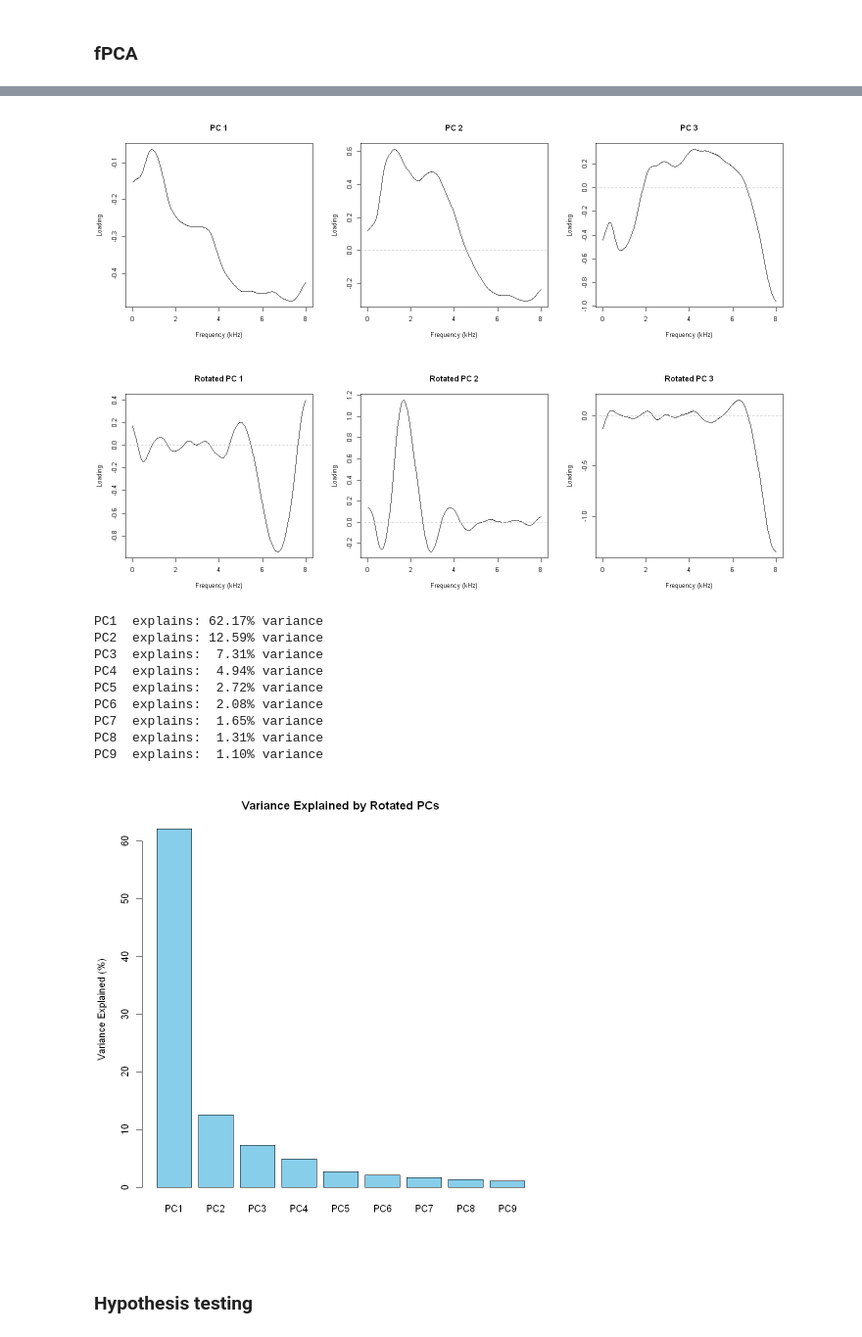
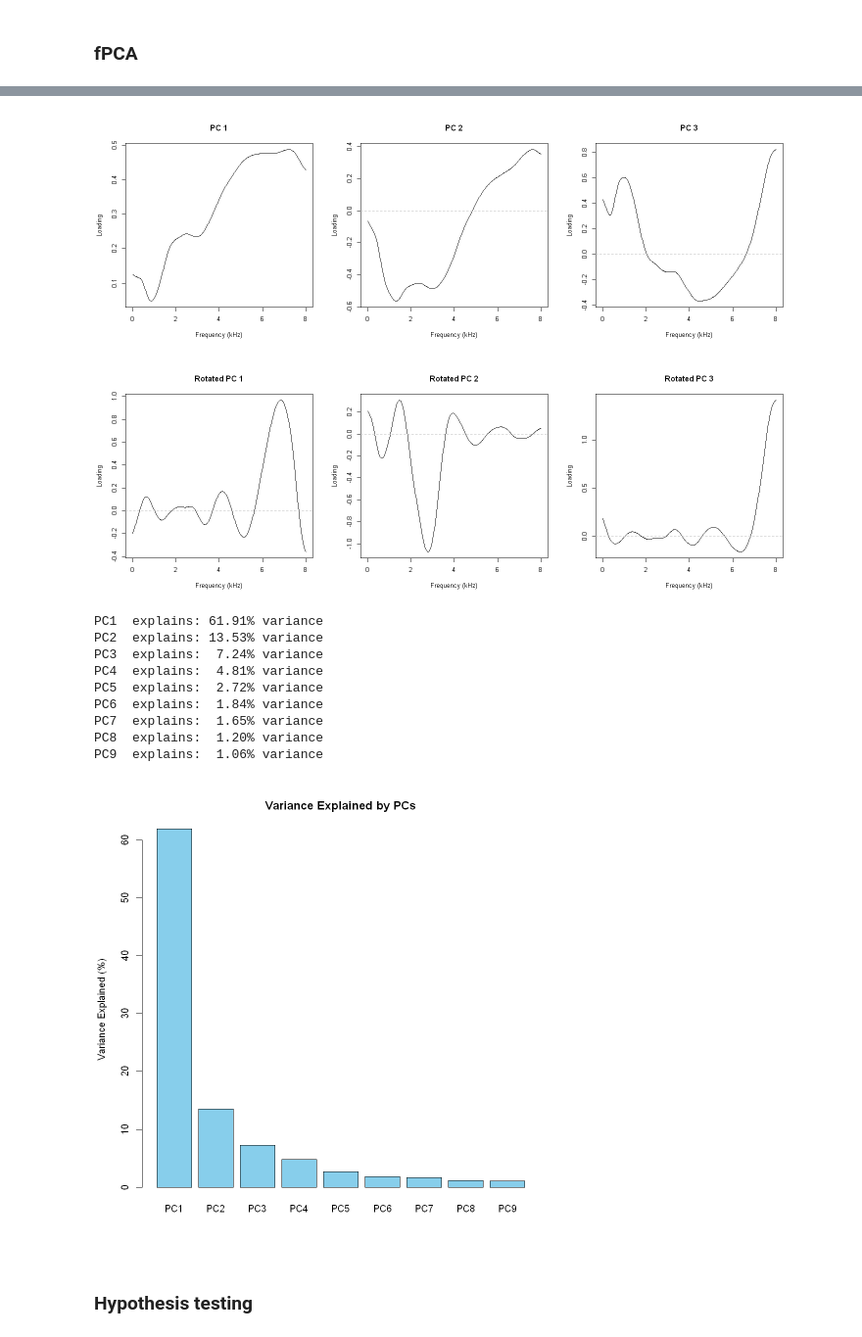
Before and after one commit to robertmackevic/fda-project, a Jupyter notebook: final.ipynb, the cells around one changed output, grey strips where cells are left out. Shown at 98% size. Saved outputs shown, nothing was run; the diff lists cells and outputs as text; code cells hidden in the pictures.

```diff
--- a/final.ipynb
+++ b/final.ipynb
@@ -39,7 +39,7 @@ The following object is masked from 'package:fda':
 data_dir <- "SpeechCommands"
 # When testing is TRUE, validation dataset is used for training
 # When testing is FALSE, training dataset is used for training
-testing <- TRUE
+testing <- FALSE
 
 train_paths <- file.path(
   data_dir, readLines(file.path(data_dir, "train.txt"))
@@ -433,7 +435,7 @@ for (i in 1:3) {
 }
 options(repr.plot.width = 8, repr.plot.height = 8)
 # %% [output]
-[figure, old version]
+[figure, new version]
 # %%
 # Subset to top_n components
 fpca$x <- fpca$x[, 1:top_n]
@@ -455,39 +457,39 @@ for (i in 1:3) {
 }
 options(repr.plot.width = 8, repr.plot.height = 8)
 # %% [output]
-[figure, old version]
+[figure, new version]
 # %%
 explained_var <- fpca$d^2 / sum(fpca$d^2)
-explained_var_top <- explained_var[1:top_n]  # Only the rotated ones
+explained_var_top <- explained_var[1:top_n]
 
 for (i in 1:top_n) {
   cat(
     sprintf(
       "PC%-2d explains: %5.2f%% variance\n",
       i,
       explained_var_top[i] * 100
     )
   )
 }
 
 barplot(
   explained_var_top * 100,
   names.arg = paste0("PC", 1:top_n),
   ylab = "Variance Explained (%)",
-  main = "Variance Explained by Rotated PCs",
+  main = "Variance Explained by PCs",
   col = "skyblue"
 )
 # %% [output]
-PC1  explains: 62.17% variance
-PC2  explains: 12.59% variance
-PC3  explains:  7.31% variance
-PC4  explains:  4.94% variance
+PC1  explains: 61.91% variance
+PC2  explains: 13.53% variance
+PC3  explains:  7.24% variance
+PC4  explains:  4.81% variance
 PC5  explains:  2.72% variance
-PC6  explains:  2.08% variance
+PC6  explains:  1.84% variance
 PC7  explains:  1.65% variance
-PC8  explains:  1.31% variance
-PC9  explains:  1.10% variance
+PC8  explains:  1.20% variance
+PC9  explains:  1.06% variance
-[figure, old version]
+[figure, new version]
 # %% [markdown]
 ### Hypothesis testing
 # %%
```
Also changed, not shown: parts of 20 cells of this notebook.
